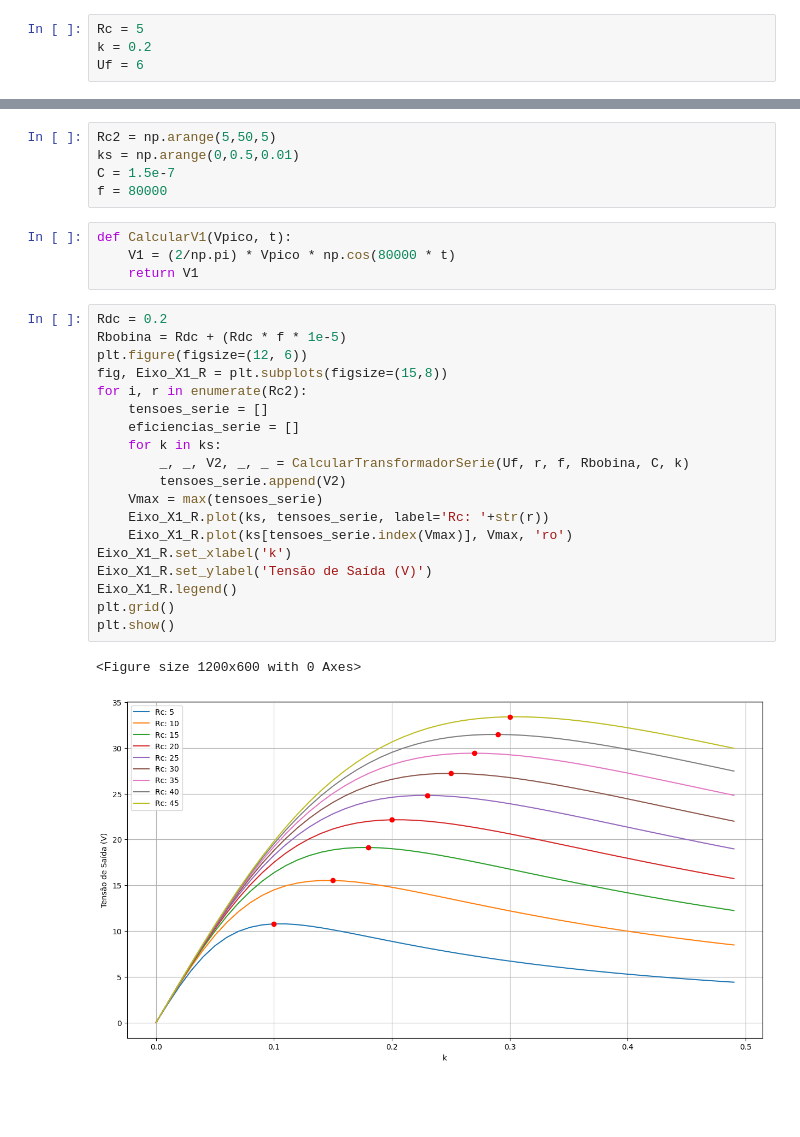
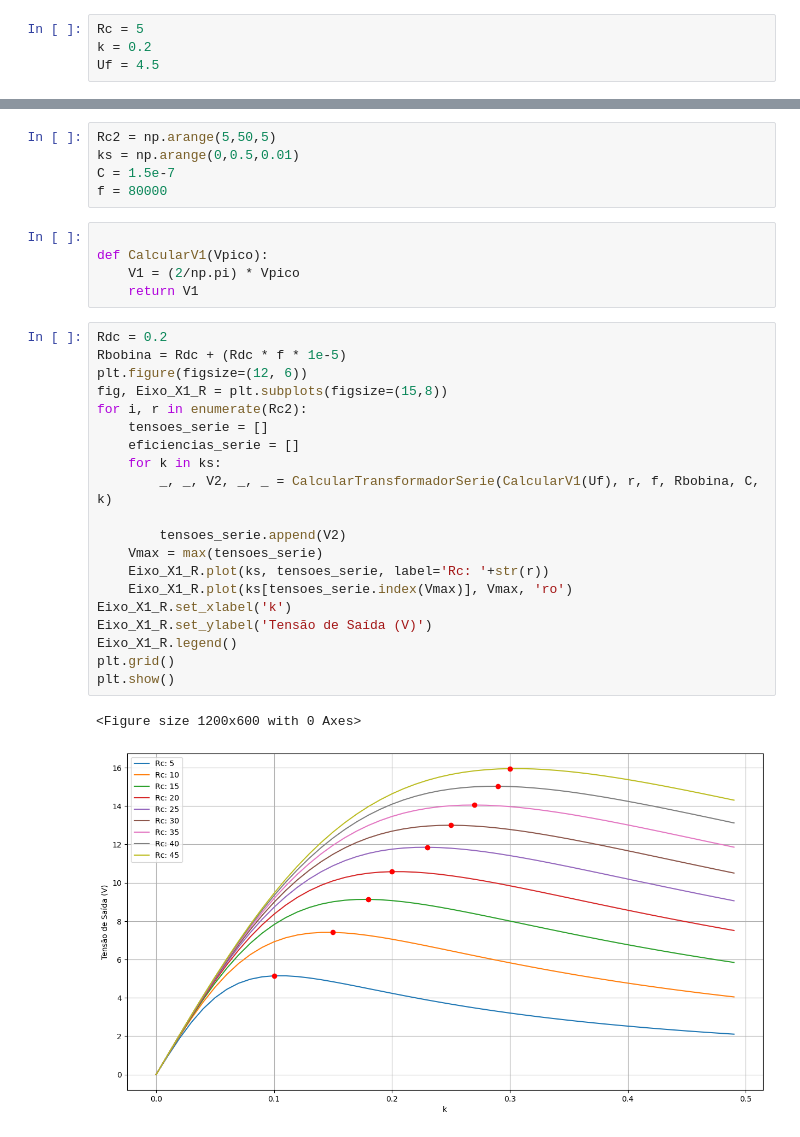
Before and after one commit to NThuesen/Projeto-Eletromag, a Jupyter notebook: Projeto copy.ipynb, the cells around one changed output, grey strips where cells are left out. Drawn from its saved outputs; the diff is of its cells as text; blank space fills up the shorter version.

```diff
--- a/Projeto copy.ipynb
+++ b/Projeto copy.ipynb
@@ -11,7 +11,7 @@ import matplotlib.pyplot as plt
 # %%
 Rc = 5
 k = 0.2
-Uf = 6
+Uf = 4.5
 # %%
 def CalculaIndutância(C,w):
     L = 1/((w**2)*C)
@@ -144,28 +144,30 @@ ks = np.arange(0,0.5,0.01)
 C = 1.5e-7
 f = 80000
 # %%
-def CalcularV1(Vpico, t):
-    V1 = (2/np.pi) * Vpico * np.cos(80000 * t)
+
+def CalcularV1(Vpico):
+    V1 = (2/np.pi) * Vpico
     return V1
 # %%
 Rdc = 0.2
 Rbobina = Rdc + (Rdc * f * 1e-5)
 plt.figure(figsize=(12, 6))
 fig, Eixo_X1_R = plt.subplots(figsize=(15,8))
 for i, r in enumerate(Rc2):
     tensoes_serie = []
     eficiencias_serie = []
     for k in ks:
-        _, _, V2, _, _ = CalcularTransformadorSerie(Uf, r, f, Rbobina, C, k)
+        _, _, V2, _, _ = CalcularTransformadorSerie(CalcularV1(Uf), r, f, Rbobina, C, k)
+
         tensoes_serie.append(V2)
     Vmax = max(tensoes_serie)
     Eixo_X1_R.plot(ks, tensoes_serie, label='Rc: '+str(r))
     Eixo_X1_R.plot(ks[tensoes_serie.index(Vmax)], Vmax, 'ro')
 Eixo_X1_R.set_xlabel('k')
 Eixo_X1_R.set_ylabel('Tensão de Saída (V)')
 Eixo_X1_R.legend()
 plt.grid()
 plt.show()
 # %% [output]
 <Figure size 1200x600 with 0 Axes>
-[figure, old version]
+[figure, new version]
```
Also changed, not shown: parts of 1 cell of this notebook.
